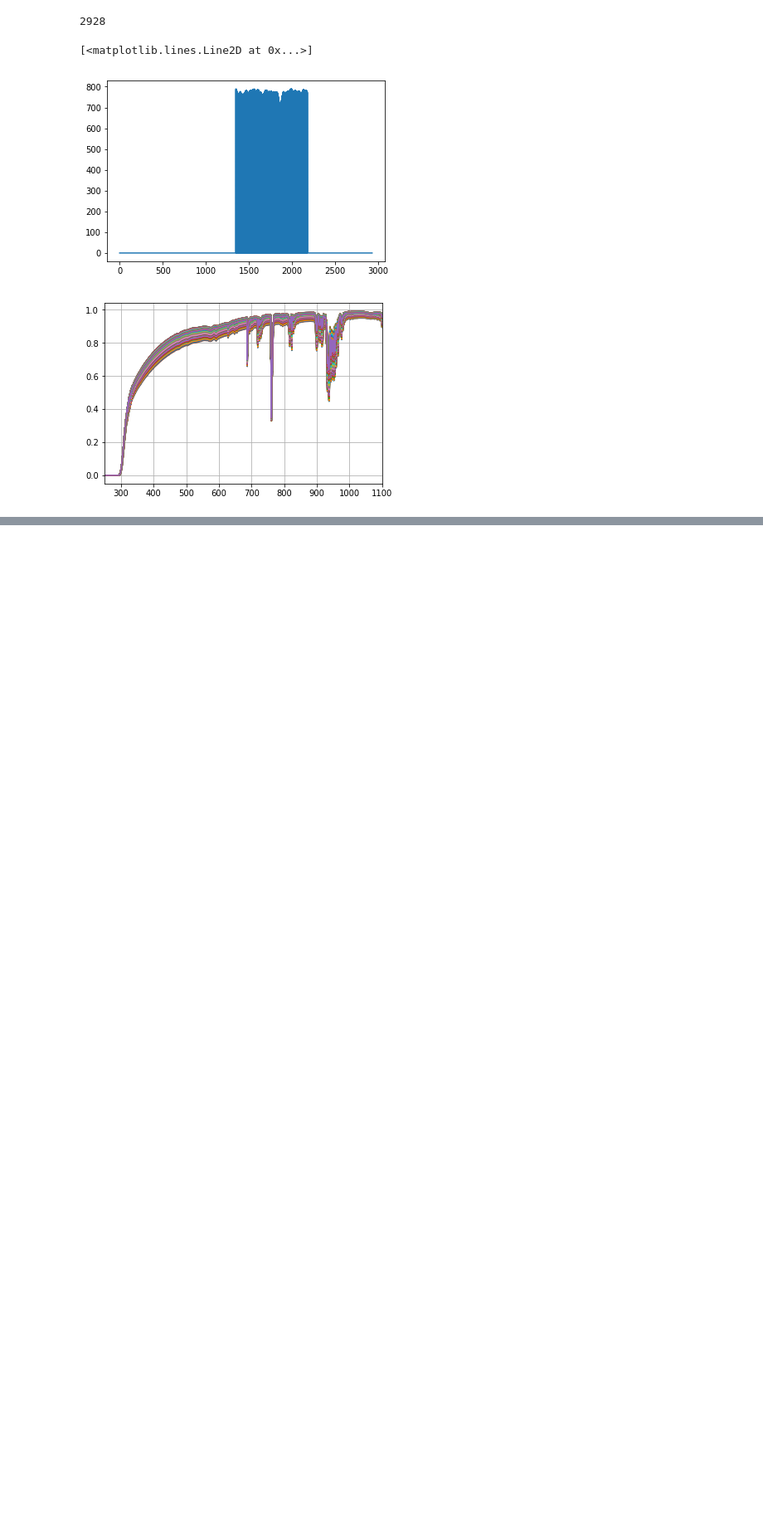
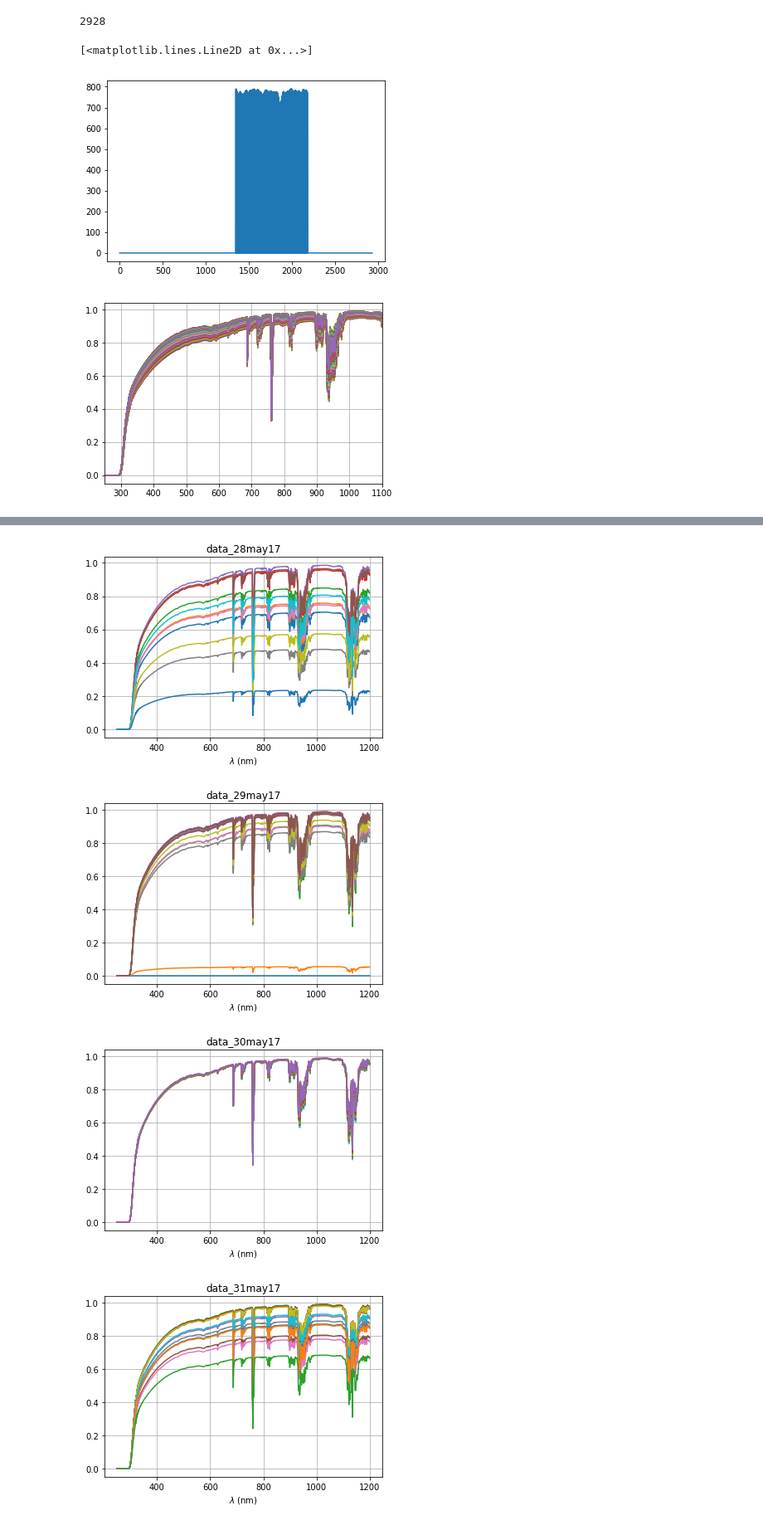
Before and after one commit to sylvielsstfr/GMAOMERRA2, a Jupyter notebook: atmtranspsim/ViewAtmSimu.ipynb, the cells around one changed output, grey strips where cells are left out. Shown: that part at 83% size. Cells and saved outputs as stored; diff of their text form; code cells hidden in the pictures; blank space fills up the shorter version.

```diff
--- a/atmtranspsim/ViewAtmSimu.ipynb
+++ b/atmtranspsim/ViewAtmSimu.ipynb
@@ -44,4 +50,4 @@ df_merra2.index.name='time'
 # %%
 file_logbook_ctio='ctiofulllogbook_jun2017_v4.csv'
 df_ctio=pd.read_csv(file_logbook_ctio,sep=';')
-df_ctio=df_ctio.reindex(columns=['date','P','T','RH','airmass','seeing','exposure','object','filter','disperser','focus','W','file']).set_index('date').sort_index()
+df_ctio=df_ctio.reindex(columns=['date','P','T','RH','airmass','seeing','exposure','object','filter','disperser','focus','W','subdir','file']).set_index('date').sort_index()
@@ -74,0 +129,17 @@ for idx in selected_indexes:
+# %%
+all_subdirs_starttime=[]
+all_subdirs_stoptime=[]
+for subdir in all_subdirs:
+    df_ctio_subdir=df_ctio[df_ctio["subdir"]==subdir]
+    print '==============================',subdir,'============================================'
+    #print df_ctio["subdir"]==subdir
+    #print df_ctio_subdir
+    if subdir=='data_26may17':
+        print df_ctio_subdir
+
+    all_datetime_ctio_subdir=pd.to_datetime(df_ctio_subdir.index.get_values())
+    start_time=all_datetime_ctio_subdir[0]
+    stop_time=all_datetime_ctio_subdir[-1]
+    print '\t Time Range :',start_time, '==>',stop_time
+    all_subdirs_starttime.append(start_time)
+    all_subdirs_stoptime.append(stop_time)
@@ -74,0 +164,32 @@ for idx in selected_indexes:
+# %%
+index_subd=0
+# loop on subdir
+for subdir in all_subdirs:
+    plt.figure()
+    plt.title(subdir)
+    plt.xlabel('$\lambda$ (nm)')
+    plt.grid(True)
+    #loop on merra2 timestamp
+    idx=0
+    for timestamp in all_datetime_merra2:
+        month=timestamp.month
+        day=timestamp.days_in_month
+        hour=timestamp.hour
+        minu=timestamp.minute
+
+        # goal take every hours pressure, PWV and Ozone, and average the aerosols and clouds 30 min before and 30 min after
+        if minu==0:
+            deltat_start=(timestamp-all_subdirs_starttime[index_subd]).total_seconds()
+            deltat_stop=(timestamp-all_subdirs_stoptime[index_subd]).total_seconds()
+            if deltat_start>=-3600 and deltat_stop<=3600:
+                tau_cloud=data[idx+1,index_atm_cloud]  #(+1 because first row contains WL)
+                att_cloud=np.exp(-tau_cloud)
+                plt.plot(WL,att_cloud*transp[idx,:])
+
+        idx+=1  # increase merra time
+    index_subd+=1
+# %% [output]
+[figure, added]
+[figure, added]
+[figure, added]
+[figure, added]
```
Also changed, not shown: parts of 9 cells of this notebook, 1 other file.
